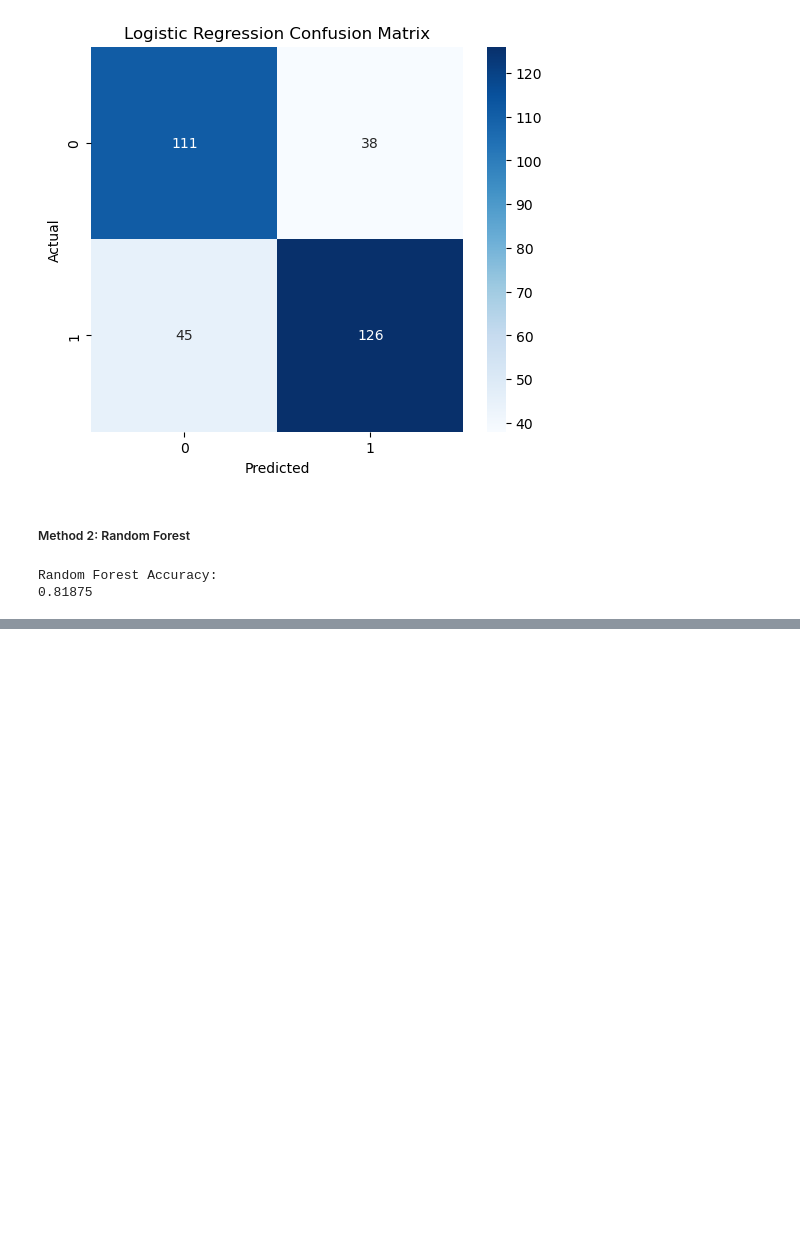
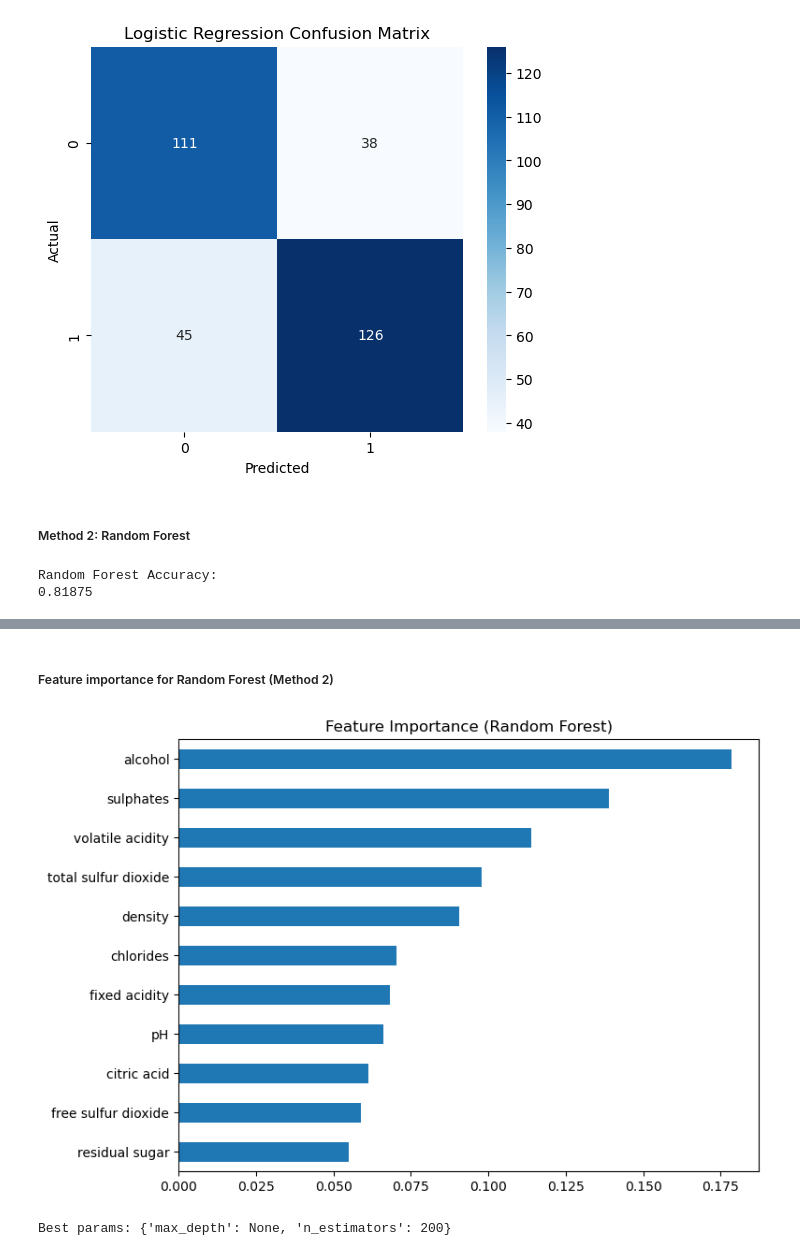
Before and after one commit to ssally441/Red-wine-quality-classification, a Jupyter notebook: notebooks/wine_quality_classification.ipynb, the cells around one changed output, grey strips where cells are left out. Drawn from its saved outputs; the diff is of its cells as text; code cells hidden in the pictures; blank space fills up the shorter version.

```diff
--- a/notebooks/wine_quality_classification.ipynb
+++ b/notebooks/wine_quality_classification.ipynb
@@ -312,0 +448,32 @@ Random Forest Accuracy:
+# %% [markdown]
+##### Feature importance for Random Forest (Method 2)
+# %%
+importance = pd.Series(
+    rf_model.feature_importances_,
+    index=X.columns
+)
+
+importance.sort_values().plot(kind='barh', figsize=(8,6))
+
+plt.title("Feature Importance (Random Forest)")
+plt.show()
+# %% [output]
+[figure, added]
+# %%
+from sklearn.model_selection import GridSearchCV
+
+param_grid = {
+    'n_estimators': [100, 200],
+    'max_depth': [None, 10, 20]
+}
+
+grid = GridSearchCV(
+    RandomForestClassifier(random_state=42),
+    param_grid,
+    cv=5
+)
+
+grid.fit(X_train, y_train)
+print("Best params:", grid.best_params_)
+# %% [output]
+Best params: {'max_depth': None, 'n_estimators': 200}
```
Also changed, not shown: parts of 11 cells of this notebook.
